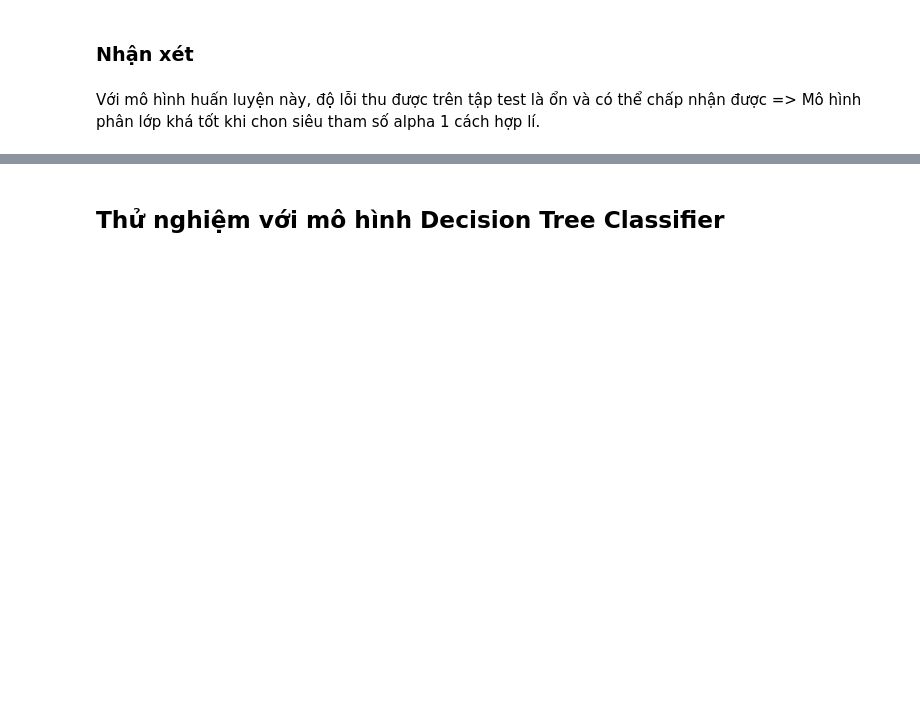
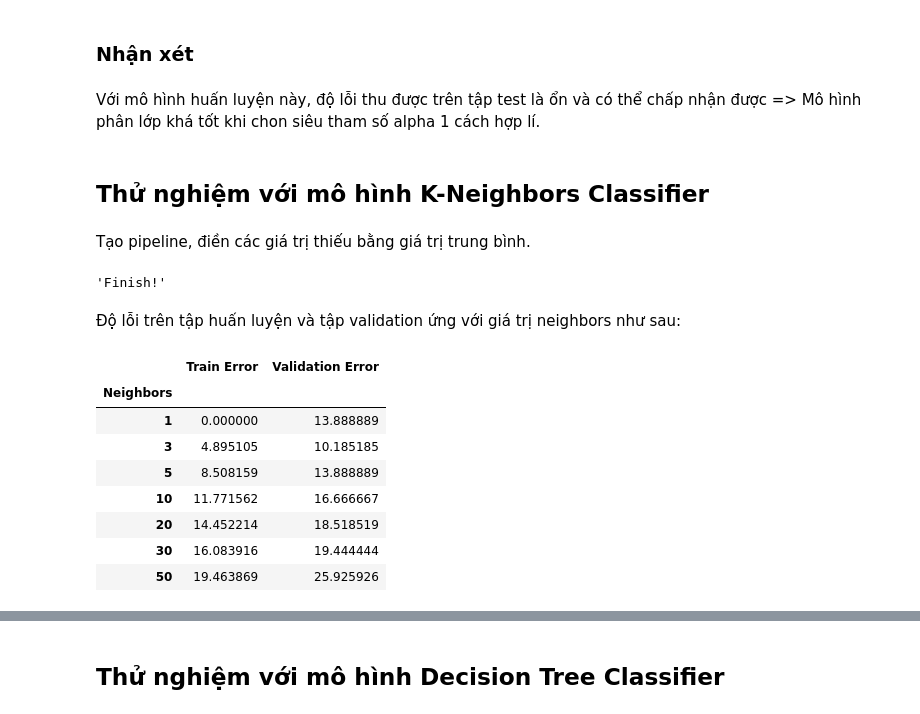
Before and after one commit to JustKidding2K/Data-science-Final-project, a Jupyter notebook: Final_project.ipynb, the cells around one changed output, grey strips where cells are left out. Cells and saved outputs as stored; diff of their text form; code cells hidden in the pictures; blank space fills up the shorter version.

```diff
--- a/Final_project.ipynb
+++ b/Final_project.ipynb
@@ -389,3 +428,7 @@ Pipeline(steps=[('coldropper', ColDropper()),
 ### Nhận xét
 # %% [markdown]
 Với mô hình huấn luyện này, độ lỗi thu được trên tập test là ổn và có thể chấp nhận được => Mô hình phân lớp khá tốt khi chon siêu tham số alpha 1 cách hợp lí.
+# %% [markdown]
+## Thử nghiệm với mô hình K-Neighbors Classifier
+# %% [markdown]
+Tạo pipeline, điền các giá trị thiếu bằng giá trị trung bình.
@@ -391,0 +440,32 @@ Với mô hình huấn luyện này, độ lỗi thu được trên tập test l
+# %%
+# Thử nghiệm với các giá trị và chọn ra các số neighbors tốt nhất
+train_errs = []
+val_errs = []
+neighbors = [1, 3, 5, 10, 20, 30, 50]
+best_val_err = float('inf'); best_neighbor = None
+for neighbor in neighbors:
+    pipeline2.set_params(kneighborsclassifier__n_neighbors = neighbor)
+    pipeline2.fit(train_X_df, train_y_sr)
+    train_errs.append((1 - pipeline2.score(train_X_df, train_y_sr))*100)
+    val_errs.append((1 - pipeline2.score(val_X_df, val_y_sr))*100)
+    if val_errs[-1] <= best_val_err:
+        best_val_err = val_errs[-1]
+        best_neighbor = neighbor
+'Finish!'
+# %% [output]
+'Finish!'
+# %% [markdown]
+Độ lỗi trên tập huấn luyện và tập validation ứng với giá trị neighbors như sau:
+# %%
+dic = {'Neighbors': neighbors, 'Train Error': train_errs, 'Validation Error': val_errs}
+pd.DataFrame(dic).set_index('Neighbors')
+# %% [output]
+|  | Train Error | Validation Error |
+| Neighbors |  |  |
+| 1 | 0.000000 | 13.888889 |
+| 3 | 4.895105 | 10.185185 |
+| 5 | 8.508159 | 13.888889 |
+| 10 | 11.771562 | 16.666667 |
+| 20 | 14.452214 | 18.518519 |
+| 30 | 16.083916 | 19.444444 |
+| 50 | 19.463869 | 25.925926 |
```
Also changed, not shown: parts of 39 cells of this notebook, 1 other file.
